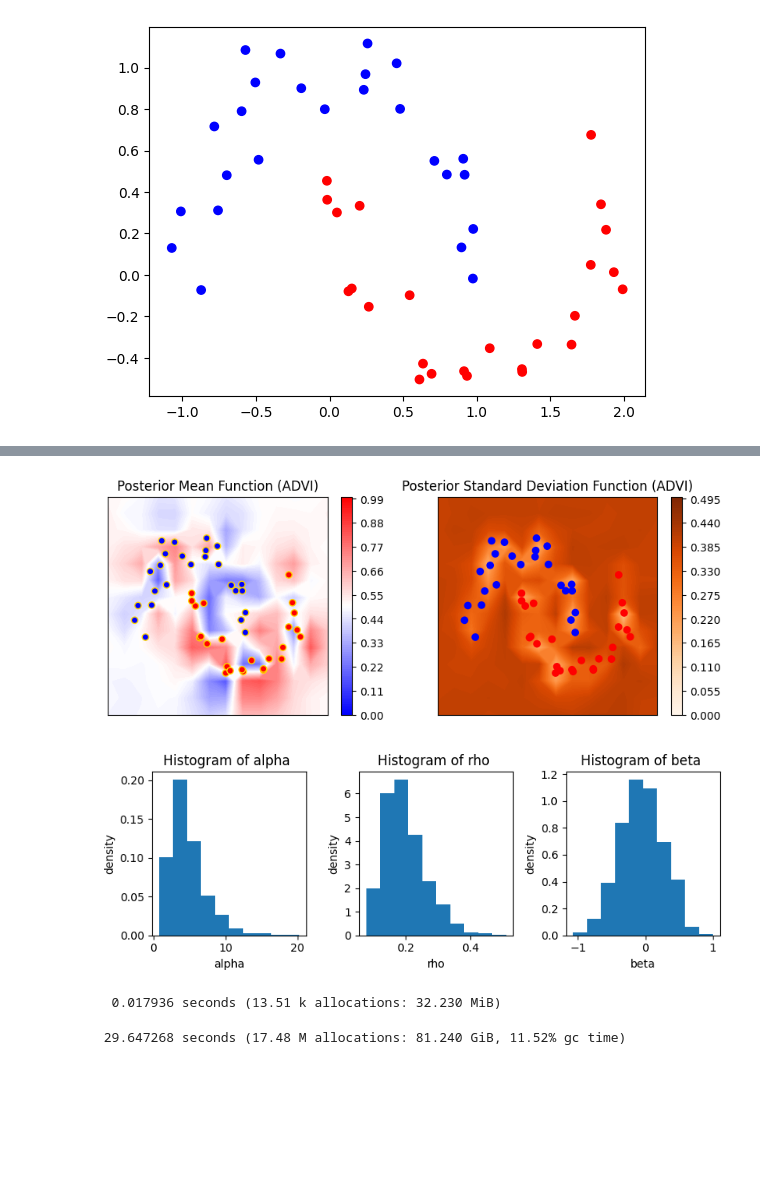
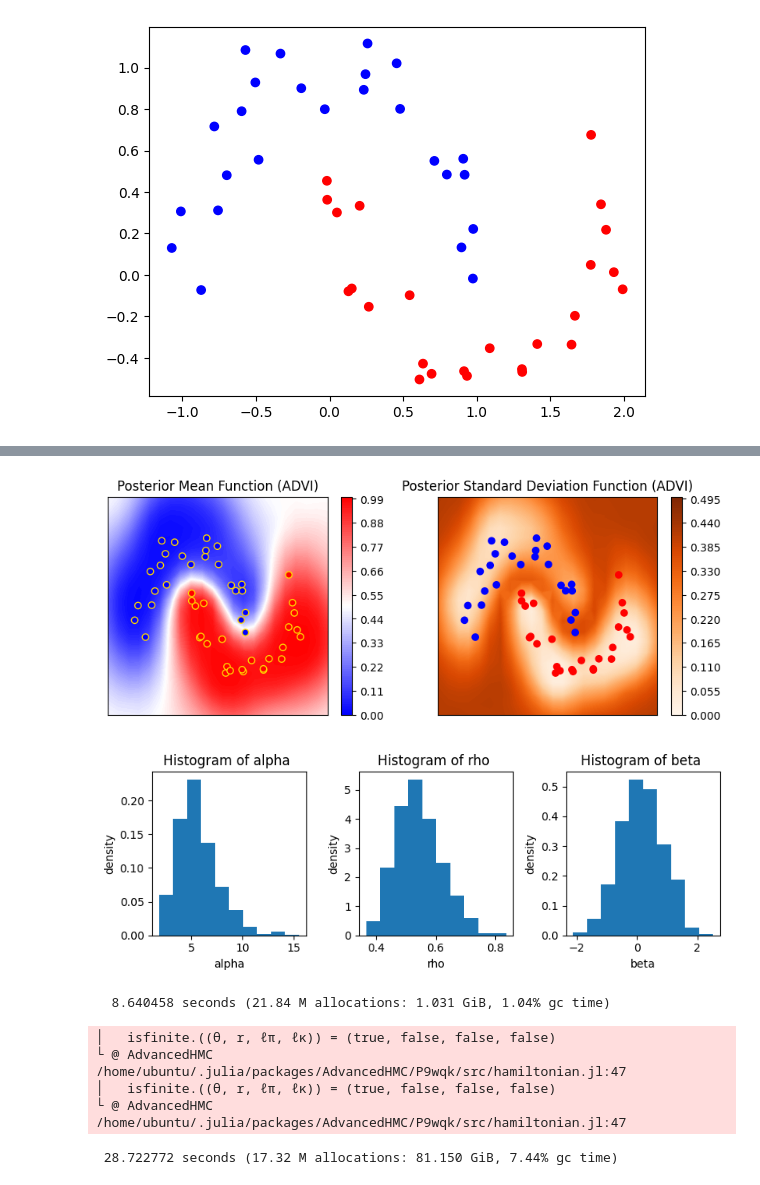
Before and after one commit to luiarthur/TuringBnpBenchmarks, a Jupyter notebook: src/gp-binary/notebooks/gp_binary_turing.ipynb, the cells around one changed output, grey strips where cells are left out. Drawn from its saved outputs; the diff is of its cells as text; code cells hidden in the pictures; blank space fills up the shorter version.

```diff
--- a/src/gp-binary/notebooks/gp_binary_turing.ipynb
+++ b/src/gp-binary/notebooks/gp_binary_turing.ipynb
@@ -98,13 +98,17 @@ function gp_predict(postsamps, X, y, nnew; eps=0, prob=true, eps_gp=1e-6)
     rho = postsamps[:rho]
     beta = postsamps[:beta]
     nsamps = length(alpha)
-    f = postsamps[:f]
+    # f = postsamps[:f]
+    eta = postsamps[:eta]
 
     ps = [let
             kernel = sqexpkernel(alpha[i], rho[i])
             kernel += eps_gp * EyeKernel()
+            K = kernelmatrix(kernel, X, obsdim=1)
             gp = GP(beta[i], kernel)
-            pfx = posterior(gp(X'), f[:, i])
+            # pfx = posterior(gp(X'), f[:, i])
+            f = LinearAlgebra.cholesky(K).L * eta[:, i]
+            pfx = posterior(gp(X'), f)
             logit_p = rand(pfx(Xnew'))
             prob ? logistic.(logit_p) : logit_p
          end for i in ProgressBar(1:nsamps)];
@@ -125,11 +129,11 @@ end;
 # %%
 function plot_uq(postsamps, X, y, algo;
                  nnew=100, eps=0.2, figsize=(10, 8),
-                 kernel_params=nothing,
+                 kernel_params=nothing, eps_gp=1e-6,
                  color_res=100, color_res_sd=100, return_stuff=false,
                  data_edgecolors=nothing, vmin_sd=0, vmax_sd=nothing, prob=true)
     nsamps = postsamps[:alpha]
-    ps, Xnew, grid = gp_predict(postsamps, X, y, nnew, eps=eps, prob=prob)
+    ps, Xnew, grid = gp_predict(postsamps, X, y, nnew, eps=eps, prob=prob, eps_gp=eps_gp)
 
     plt.figure(figsize=figsize)
     gs = [[g[i] for g in grid] for i in 1:2]
@@ -201,13 +205,15 @@ q0 = Variational.meanfield(m)
 # NOTE: ADVI(num_elbo_samples, max_iters)
 
 # Compile
-# @time q = vi(m, ADVI(1, 1), q0, optimizer=Flux.ADAM(1e-1));
+@time q = vi(m, ADVI(1, 1), q0, optimizer=Flux.ADAM(1e-1));
 
 # RUN
-@time q = vi(m, ADVI(1, 1000), q0, optimizer=Flux.ADAM(1e-2));
+clear_fs!()
+@time q = vi(m, ADVI(1, 1000), q0, optimizer=Flux.ADAM(1e-1));
 
 # Get posterior samples
 extract_gp = make_extractor(m, q, nsamples=1000)
 advi_samples = Dict{Symbol, Any}(sym => vec(extract_gp(sym)) for sym in kernel_params)
-advi_samples[:f] = extract_gp(:f);
+# advi_samples[:f] = extract_gp(:f);
+advi_samples[:eta] = extract_gp(:eta);
 # %% [output]
@@ -215,12 +226,12 @@ advi_samples[:f] = extract_gp(:f);
 # %%
 plot_uq(advi_samples, X, y, "ADVI", eps=0.5,
-        nnew=200, data_edgecolors="gold",
+        nnew=500, data_edgecolors="gold",
         kernel_params=kernel_params,
         color_res=range(0, 1, length=101),
         color_res_sd=range(0, .5, length=101));
 # %% [output]
-[figure, old version]
+[figure, new version]
-[figure, old version]
+[figure, new version]
 # %%
 # Fit via HMC.
 Random.seed!(0)
@@ -237,10 +248,15 @@ nsamples = 200
 hmc_samples = Dict{Symbol, Any}([
     sym => vec(group(hmc_chain, sym).value.data)[end-nsamples+1:end]
 for sym in kernel_params])
-hmc_samples[:f] = Matrix(group(hmc_chain, :f).value.data[end-nsamples+1:end, :, 1]');
+# hmc_samples[:f] = Matrix(group(hmc_chain, :f).value.data[end-nsamples+1:end, :, 1]');
+hmc_samples[:eta] = Matrix(group(hmc_chain, :eta).value.data[end-nsamples+1:end, :, 1]');
 # %% [output]
-  0.017936 seconds (13.51 k allocations: 32.230 MiB)
+  8.640458 seconds (21.84 M allocations: 1.031 GiB, 1.04% gc time)
- 29.647268 seconds (17.48 M allocations: 81.240 GiB, 11.52% gc time)
+│   isfinite.((θ, r, ℓπ, ℓκ)) = (true, false, false, false)
+└ @ AdvancedHMC /home/ubuntu/.julia/packages/AdvancedHMC/P9wqk/src/hamiltonian.jl:47
+│   isfinite.((θ, r, ℓπ, ℓκ)) = (true, false, false, false)
+└ @ AdvancedHMC /home/ubuntu/.julia/packages/AdvancedHMC/P9wqk/src/hamiltonian.jl:47
+ 28.722772 seconds (17.32 M allocations: 81.150 GiB, 7.44% gc time)
 # %%
 # Plot HMC
 ps, Xnew, grid = plot_uq(hmc_samples, X, y, "HMC", eps=0.5,
```
Also changed, not shown: parts of 9 cells of this notebook, 1 other file.
